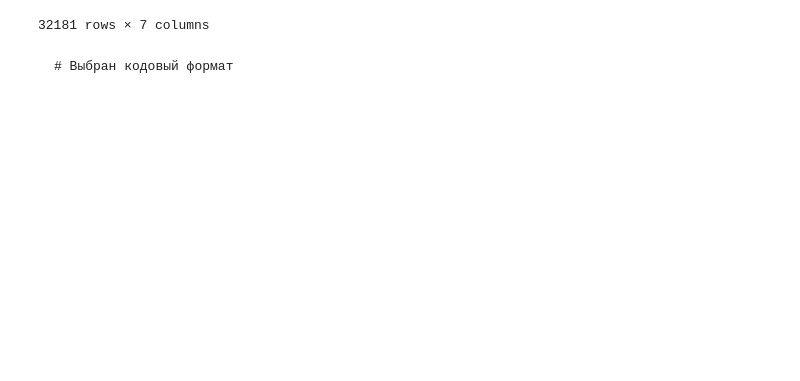
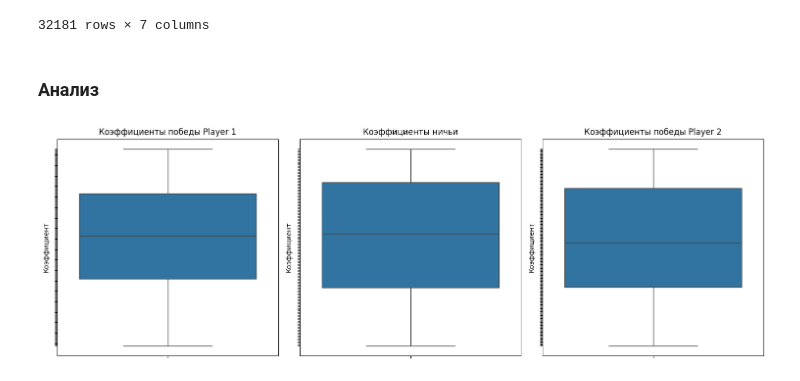
Before and after one commit to topeli/GP-2, a Jupyter notebook: ГП_2.ipynb, the cells around one changed output. Saved outputs shown, nothing was run; the diff lists cells and outputs as text; code cells hidden in the pictures; blank space fills up the shorter version.

Commit message:
анализ коэффициентов начало

````diff
--- a/ГП_2.ipynb
+++ b/ГП_2.ipynb
@@ -1026,9 +1026,26 @@ data_past
 | 32465 | Хоккей на траве | Хоккей на траве. США. NCAA. Женщины. | Калифорния (ж) | Дьюк (ж) | 2025-11-04 | 1 | 7 |
 | 32466 | Хоккей на траве | Хоккей на траве. США. NCAA. Женщины. | Вирджиния (ж) | Стэнфорд (ж) | 2025-11-04 | 4 | 3 |
 32181 rows × 7 columns
-# %% [markdown]
-
-
-```
-# Выбран кодовый формат
-```
+# %% [markdown]
+### Анализ
+# %%
+import matplotlib.pyplot as plt
+import seaborn as sns
+import pandas as pd
+fig, axes = plt.subplots(1, 3, figsize=(15, 5))
+sns.boxplot(data_future, y='Coef_p1_wins', ax=axes[0])
+axes[0].set_title('Коэффициенты победы Player 1')
+axes[0].set_ylabel('Коэффициент')
+axes[0].set_yticklabels([])
+sns.boxplot(data_future, y='Coef_draw', ax=axes[1])
+axes[1].set_title('Коэффициенты ничьи')
+axes[1].set_ylabel('Коэффициент')
+axes[1].set_yticklabels([])
+sns.boxplot(data_future, y='Coef_p2_wins', ax=axes[2])
+axes[2].set_title('Коэффициенты победы Player 2')
+axes[2].set_ylabel('Коэффициент')
+axes[2].set_yticklabels([])
+plt.tight_layout()
+plt.show()
+# %% [output]
+[figure, added]
````
Also changed, not shown: parts of 2 cells of this notebook.
